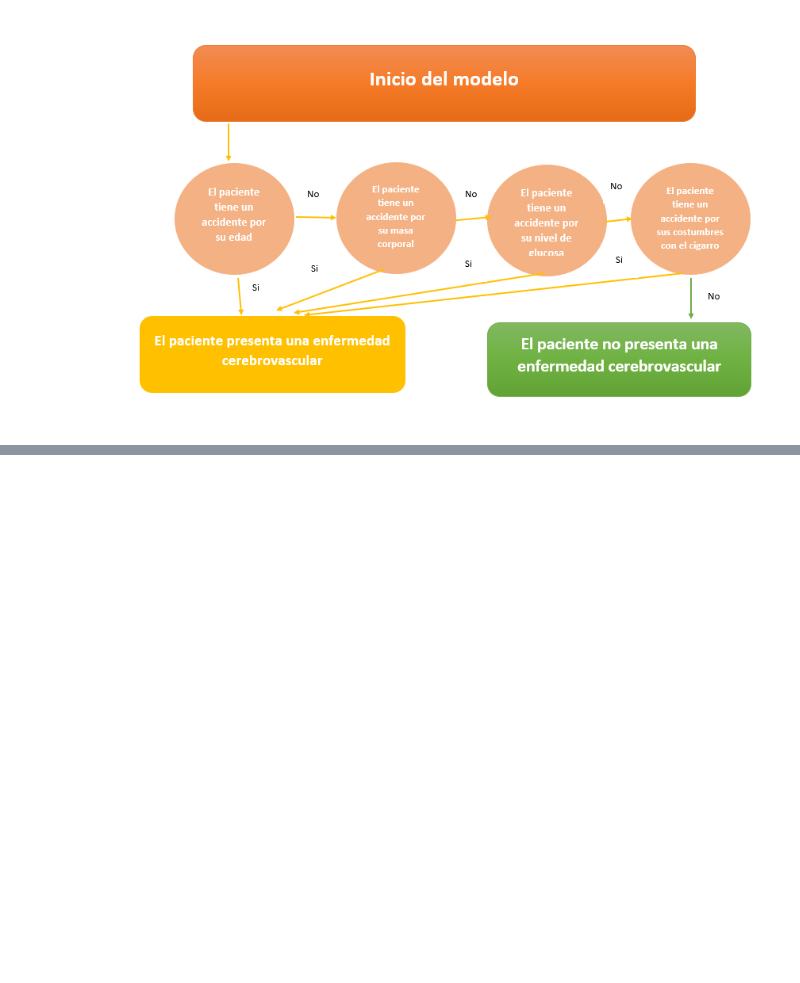
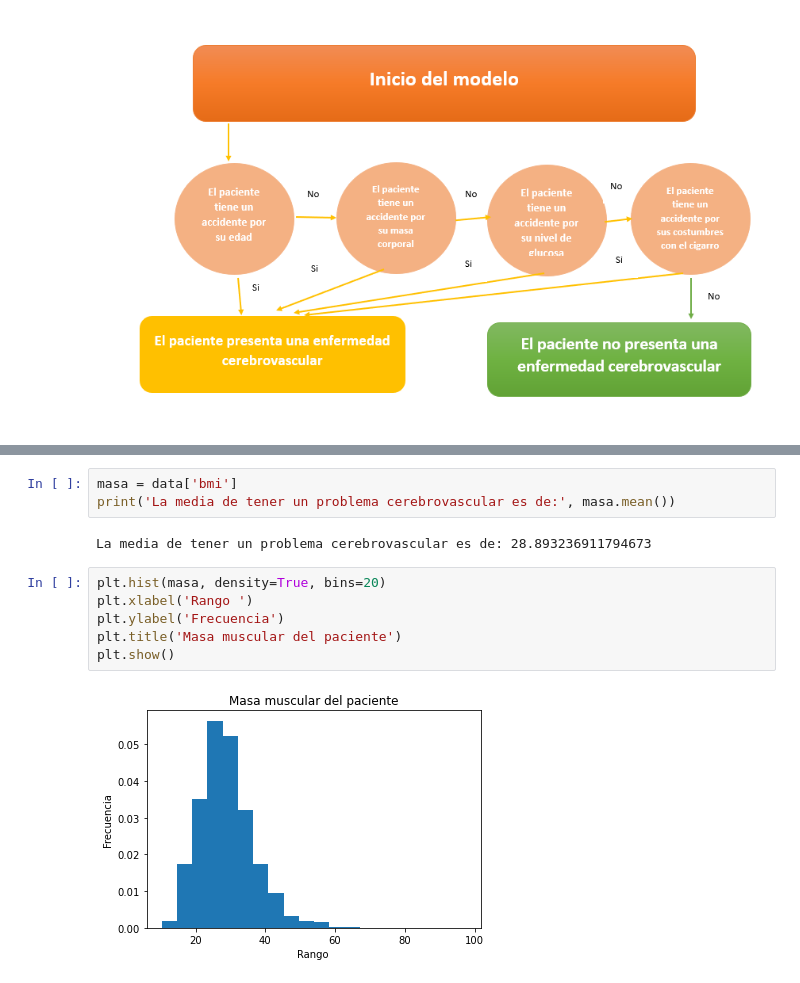
Before and after one commit to Tonydesanty/Proyecto-entrega-1, a Jupyter notebook: Entrega 1 proyecto.ipynb, the cells around one changed output, grey strips where cells are left out. Drawn from its saved outputs; the diff is of its cells as text; blank space fills up the shorter version.

```diff
--- a/Entrega 1 proyecto.ipynb
+++ b/Entrega 1 proyecto.ipynb
@@ -94,0 +228,13 @@ Las variables tienen el mismo peso al momento de presentar resultados.
+# %%
+masa = data['bmi']
+print('La media de tener un problema cerebrovascular es de:', masa.mean())
+# %% [output]
+La media de tener un problema cerebrovascular es de: 28.893236911794673
+# %%
+plt.hist(masa, density=True, bins=20)
+plt.xlabel('Rango ')
+plt.ylabel('Frecuencia')
+plt.title('Masa muscular del paciente')
+plt.show()
+# %% [output]
+[figure, added]
```
Also changed, not shown: parts of 27 cells of this notebook, 1 other file.
